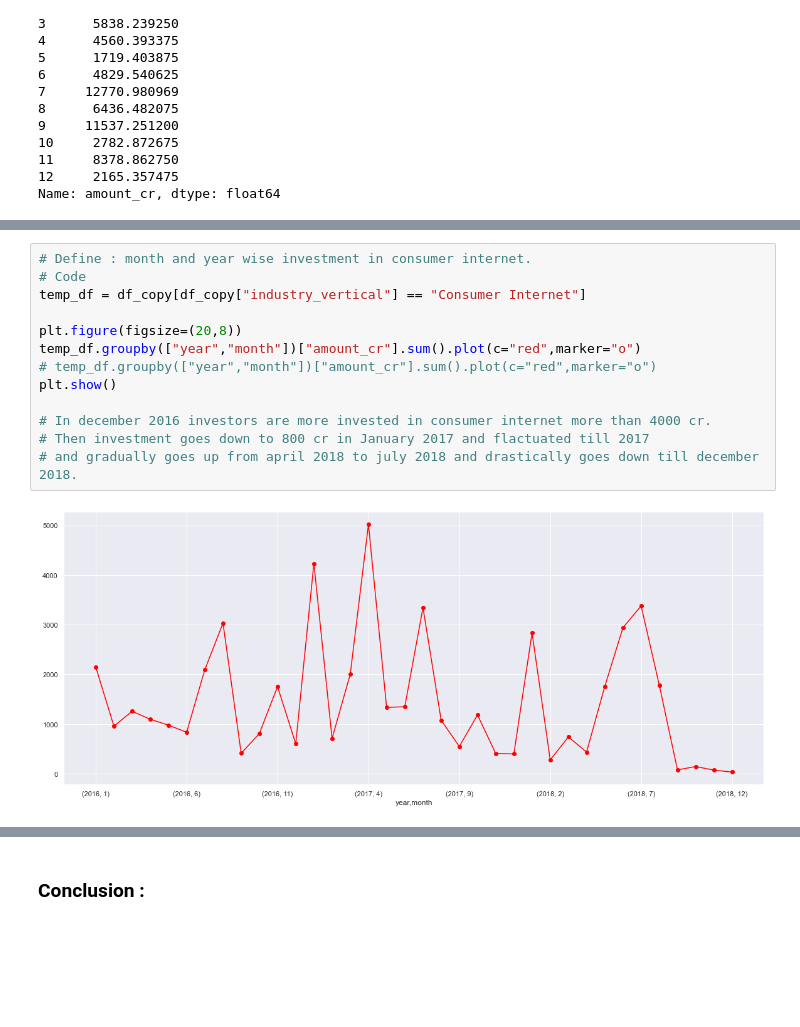
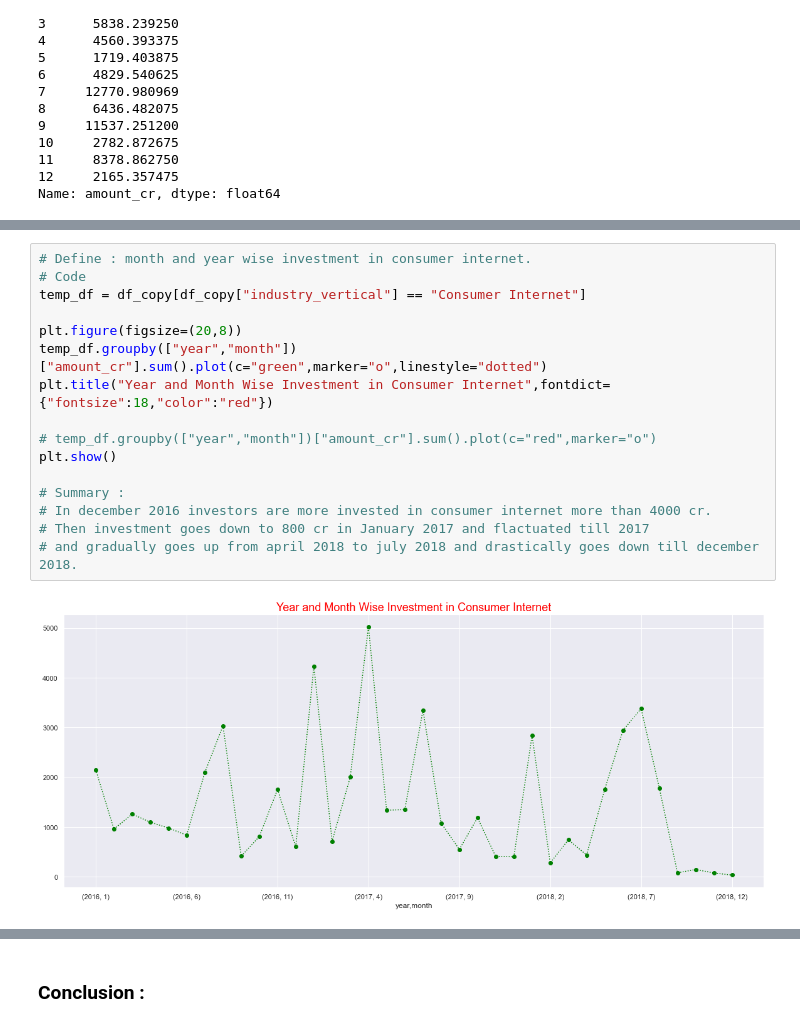
Before and after one commit to Himalmevada/EDA, a Jupyter notebook: startup_funding/EDA_startup_funding.ipynb, the cells around one changed output, grey strips where cells are left out. Saved outputs shown, nothing was run; the diff lists cells and outputs as text; blank space fills up the shorter version.

```diff
--- a/startup_funding/EDA_startup_funding.ipynb
+++ b/startup_funding/EDA_startup_funding.ipynb
@@ -910,15 +892,18 @@ plt.show()
 # %%
 # Define : month and year wise investment in consumer internet.
 # Code
 temp_df = df_copy[df_copy["industry_vertical"] == "Consumer Internet"]
 
 plt.figure(figsize=(20,8))
-temp_df.groupby(["year","month"])["amount_cr"].sum().plot(c="red",marker="o")
+temp_df.groupby(["year","month"])["amount_cr"].sum().plot(c="green",marker="o",linestyle="dotted")
+plt.title("Year and Month Wise Investment in Consumer Internet",fontdict={"fontsize":18,"color":"red"})
+
 # temp_df.groupby(["year","month"])["amount_cr"].sum().plot(c="red",marker="o")
 plt.show()
 
+# Summary :
 # In december 2016 investors are more invested in consumer internet more than 4000 cr.
 # Then investment goes down to 800 cr in January 2017 and flactuated till 2017
 # and gradually goes up from april 2018 to july 2018 and drastically goes down till december 2018.
 # %% [output]
-[figure, old version]
+[figure, new version]
```
Also changed, not shown: parts of 11 cells of this notebook.
